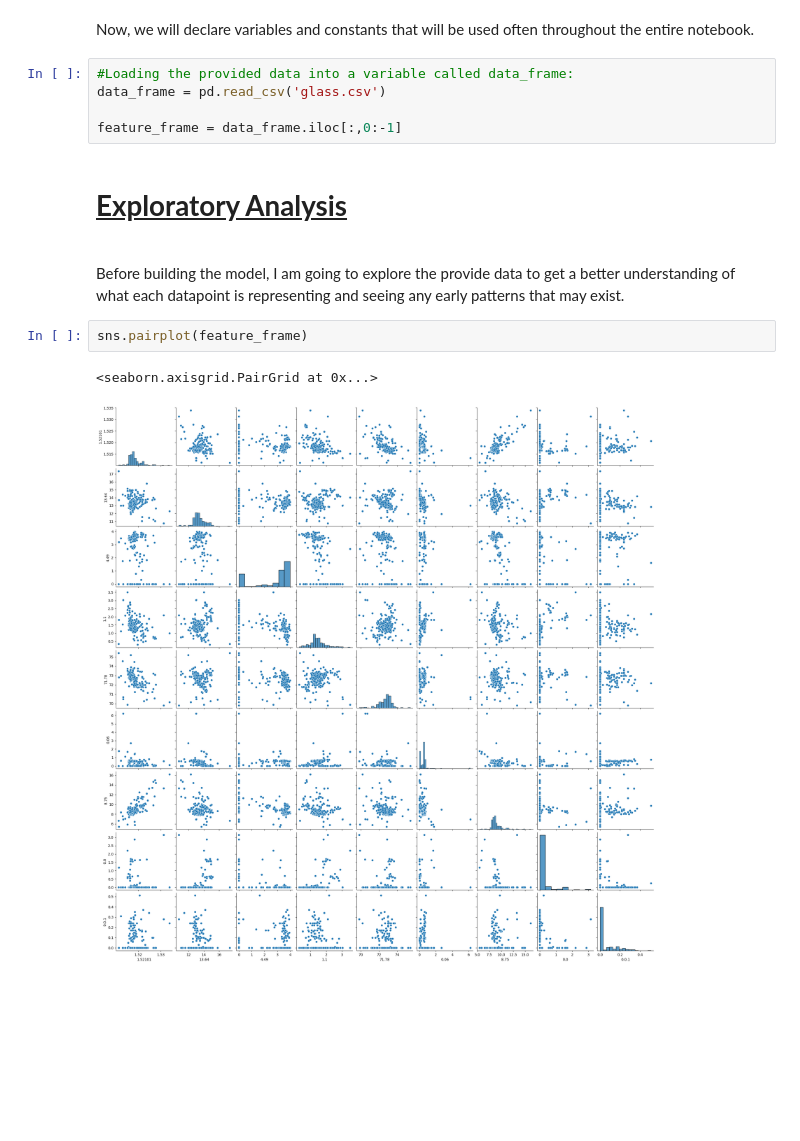
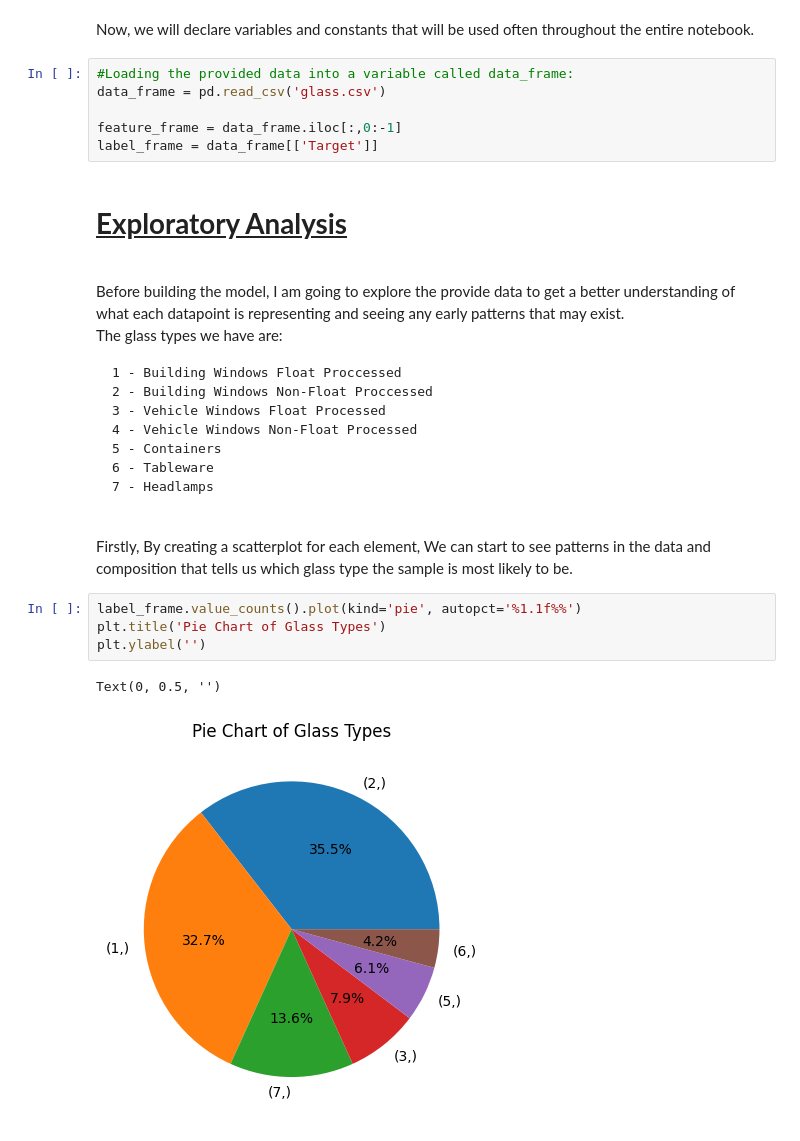
Before and after one commit to AlfieFitch/CS165-Coursework, a Jupyter notebook: Coursework1.ipynb, the cells around one changed output. Drawn from its saved outputs; the diff is of its cells as text; blank space fills up the shorter version.

```diff
--- a/Coursework1.ipynb
+++ b/Coursework1.ipynb
@@ -44,12 +44,31 @@ Now, we will declare variables and constants that will be used often throughout
 data_frame = pd.read_csv('glass.csv')
 
 feature_frame = data_frame.iloc[:,0:-1]
+label_frame = data_frame[['Target']]
 # %% [markdown]
 <h1 style = "text-decoration: underline; font-weight: bold;">Exploratory Analysis</h1>
 <br>
 Before building the model, I am going to explore the provide data to get a better understanding of what each datapoint is representing and seeing any early patterns that may exist.
+
+<br>
+
+The glass types we have are:
+<pre>
+1 - Building Windows Float Proccessed
+2 - Building Windows Non-Float Proccessed
+3 - Vehicle Windows Float Processed
+4 - Vehicle Windows Non-Float Processed
+5 - Containers
+6 - Tableware
+7 - Headlamps
+</pre>
+
+<br>
+Firstly, By creating a scatterplot for each element, We can start to see patterns in the data and composition that tells us which glass type the sample is most likely to be.
-# %%
-sns.pairplot(feature_frame)
-# %% [output]
-<seaborn.axisgrid.PairGrid at 0x...>
-[figure, removed]
+# %%
+label_frame.value_counts().plot(kind='pie', autopct='%1.1f%%')
+plt.title('Pie Chart of Glass Types')
+plt.ylabel('')
+# %% [output]
+Text(0, 0.5, '')
+[figure, added]
```
Also changed, not shown: parts of 4 cells of this notebook, 1 other file.
